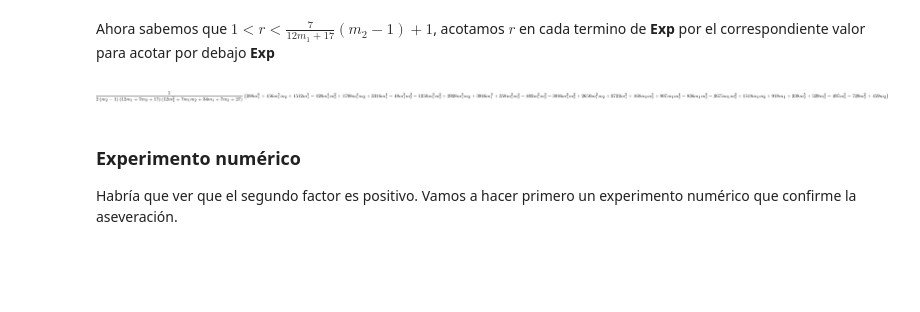
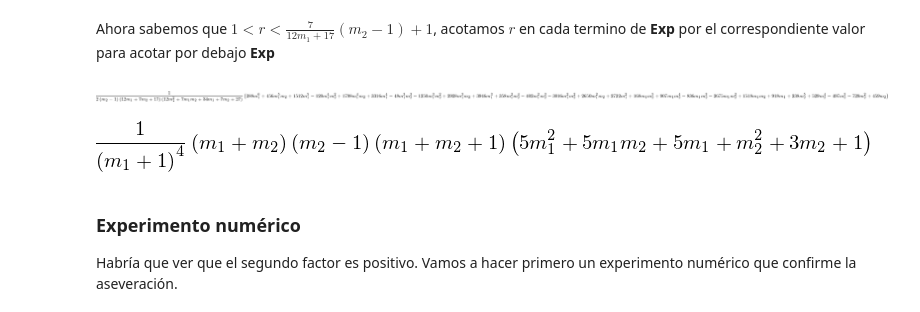
Before and after one commit to fdmazzone/ArchivosProyecto, a Jupyter notebook: MEcanica Celeste/concavidad.ipynb, the cells around one changed output. Drawn from its saved outputs; the diff is of its cells as text; code cells hidden in the pictures; blank space fills up the shorter version.

```diff
--- a/MEcanica Celeste/concavidad.ipynb
+++ b/MEcanica Celeste/concavidad.ipynb
@@ -128,6 +128,10 @@ Exp2=m[1]**2*(m[1] + m[2] + 1)/(m[2]*Rem- 1) - m[1]*m[2] - m[1] + m[2]**2*(m[1]+
 Exp2.factor().simplify()
 # %% [output]
 [figure]
+# %%
+f.subs(r,Rem).factor()
+# %% [output]
+[figure, added]
 # %% [markdown]
 <h3>Experimento numérico</h3> Habría que ver que el segundo factor es positivo. Vamos a hacer primero un experimento numérico que confirme la aseveración.
 # %%
```
Also changed, not shown: parts of 9 cells of this notebook.
